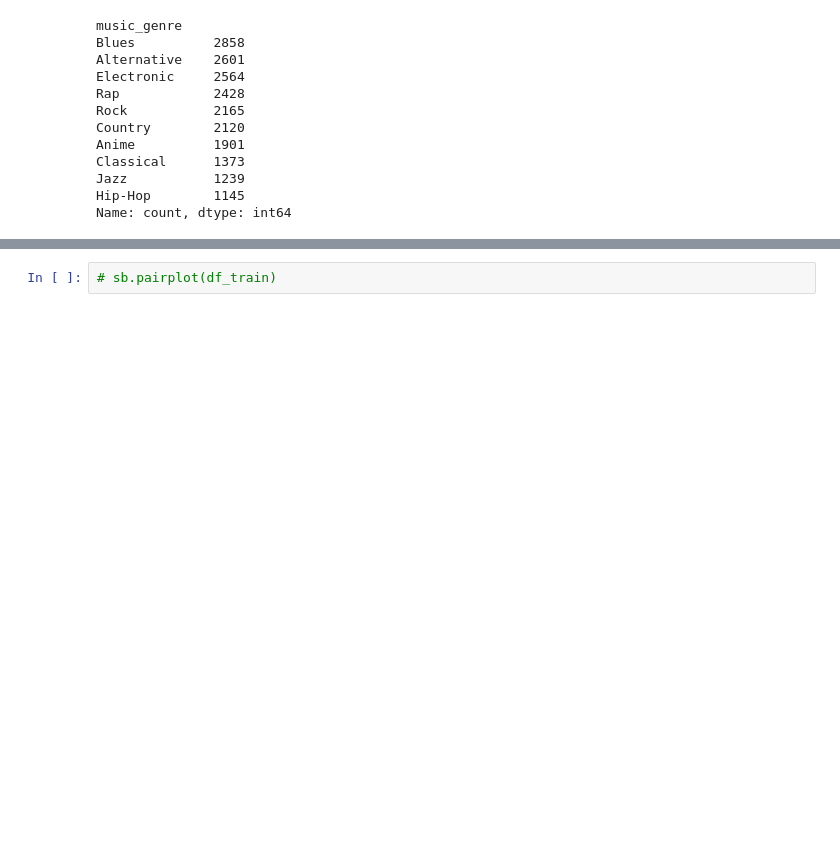
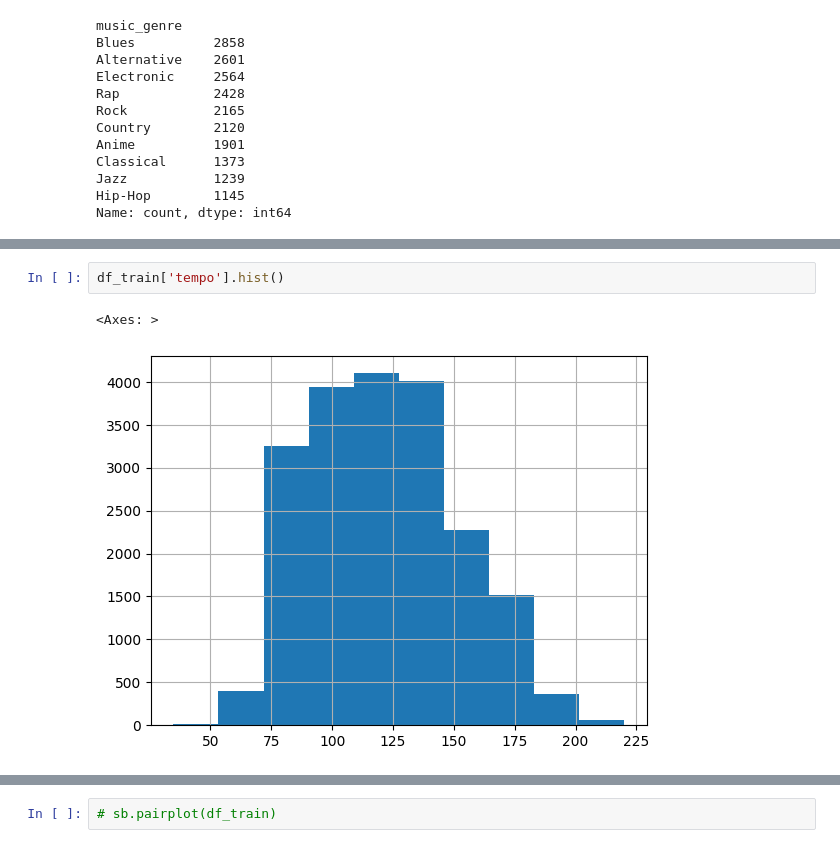
Before and after one commit to Parkhomenko-Vladimir/Music-classification, a Jupyter notebook: main.ipynb, the cells around one changed output, grey strips where cells are left out. Drawn from its saved outputs; the diff is of its cells as text; blank space fills up the shorter version.

```diff
--- a/main.ipynb
+++ b/main.ipynb
@@ -87,0 +229,5 @@ Name: count, dtype: int64
+# %%
+df_train['tempo'].hist()
+# %% [output]
+<Axes: >
+[figure, added]
```
Also changed, not shown: parts of 38 cells of this notebook.
